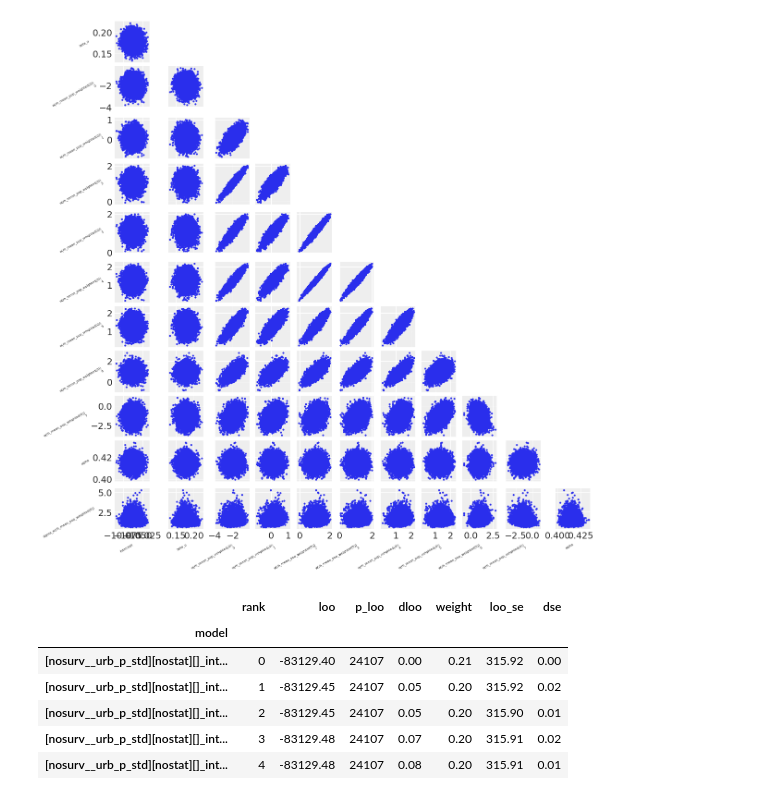
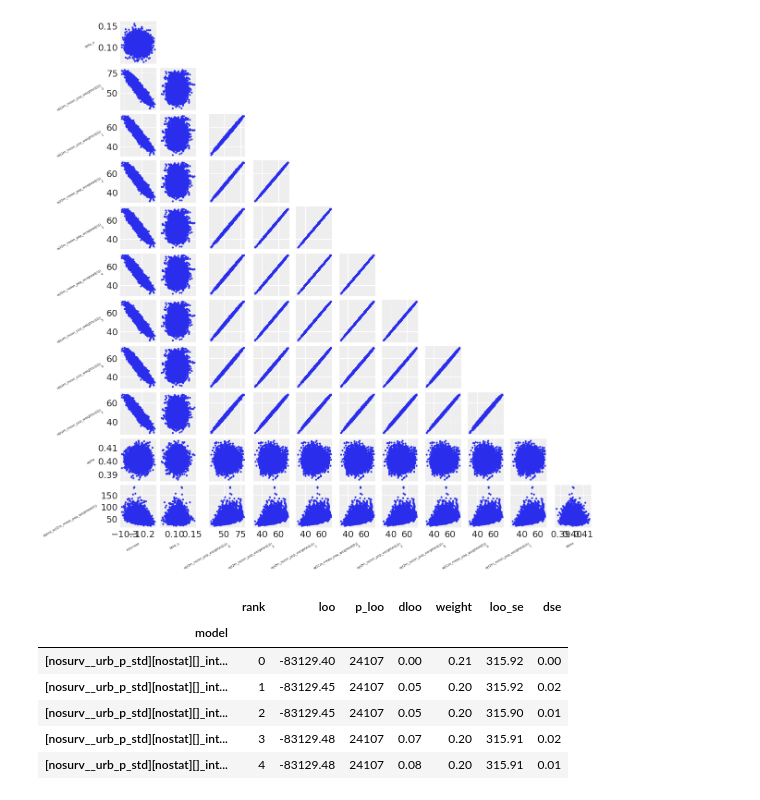
Before and after one commit to lr1021/p-dengue, a Jupyter notebook: _fitting/pairplot_temp.ipynb, the cells around one changed output. Drawn from its saved outputs; the diff is of its cells as text; code cells hidden in the pictures.

```diff
--- a/_fitting/pairplot_temp.ipynb
+++ b/_fitting/pairplot_temp.ipynb
@@ -45,37 +45,38 @@ elif '___server' in os.listdir('../'):
     folder = "../../../../../data/lucaratzinger_data/p_dengue/"
 # %%
 az.rcParams["plot.max_subplots"] = 200
+# %%
+# Read idata from netCDF file
+idata_path = folder + "model_fits/a2_201601_201912[sigma_w_prior_halft]/idata/idata_[[nosurv__urb_p_std][t2m_mean_p(0)][3,5,None,no]_sigma_w_sigma_10.0_sigma_w_nu_1.0].nc"
 # %%
-# Read idata from netCDF file
-idata_path = folder + "model_fits/a2_201601_201912[sigma_w_prior_halft]/idata/idata_[[nosurv__urb_p_std][rh_mean_p(0)][3,5,None,no]_sigma_w_sigma_2.5_sigma_w_nu_5.0].nc"
 # "a2_201601_201912[sigma_w_prior]/idata/idata_[[nosurv__urb_p_std][rh_mean_p(0)][3,5,None,no]_sigma_w_sigma_5.0].nc"
 idata = az.from_netcdf(idata_path)
 
 # Plot pairplot of posterior samples
 ax = az.plot_pair(
     idata,
     group="posterior",
     divergences=True,
     figsize=(12, 12),
     var_names=[v for v in idata.posterior.data_vars if not v.endswith("_")],
 )
 # fix axis labels and rotation
 # rotate ticks on both axes
 for i in range(ax.shape[0]):
     # Left-hand side (row labels / y-axis labels)
     ax[i, 0].yaxis.label.set_rotation(30)  # e.g., vertical left labels
     ax[i, 0].yaxis.label.set_fontsize(5)  # adjust font size if needed
     ax[i, 0].yaxis.label.set_ha('right')  # horizontal alignment
 
 for j in range(ax.shape[1]):
     # Top (column labels / x-axis labels)
     ax[ax.shape[0]-1, j].xaxis.label.set_rotation(30)  # e.g., rotate top labels
     ax[ax.shape[0]-1, j].xaxis.label.set_fontsize(5)  # adjust font size if needed
     ax[ax.shape[0]-1, j].xaxis.label.set_ha('right')
 plt.show()
 plt.close()
 # %% [output]
-[figure, old version]
+[figure, new version]
 # %%
 from _fitting.model_utils import compare_models
 def collect_and_plot_outputs(base_folder, var_key, pars=["sigma_w_sigma", "sigma_w_nu"]):
```
Also changed, not shown: 24 other files.
